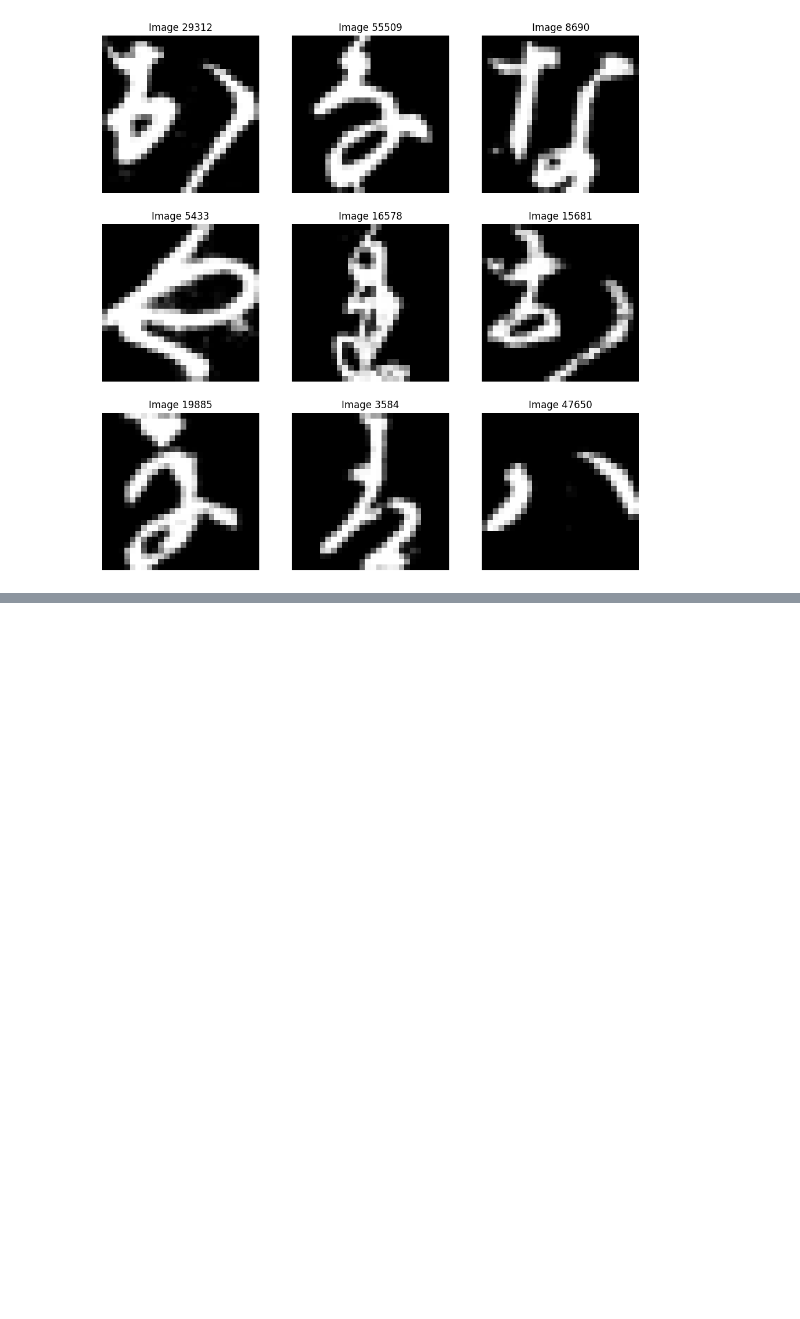
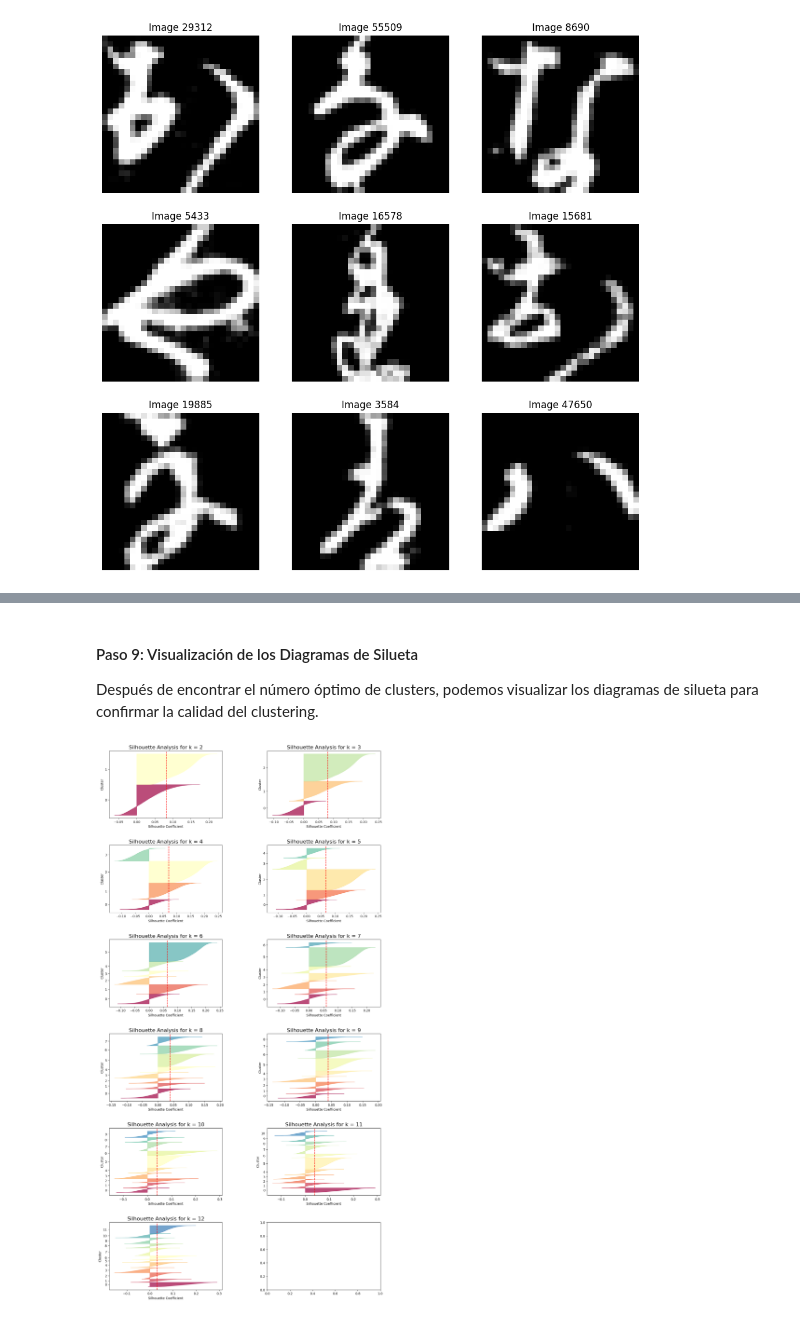
Before and after one commit to MauFGarzofino/SIS420, a Jupyter notebook: Laboratorios/Laboratorio6/chineseMNIST/lab6v1/chiense.ipynb, the cells around one changed output, grey strips where cells are left out. Saved outputs shown, nothing was run; the diff lists cells and outputs as text; code cells hidden in the pictures; blank space fills up the shorter version.

```diff
--- a/Laboratorios/Laboratorio6/chineseMNIST/lab6v1/chiense.ipynb
+++ b/Laboratorios/Laboratorio6/chineseMNIST/lab6v1/chiense.ipynb
@@ -186,0 +241,50 @@ print(f'El número óptimo de clusters es: {optimal_clusters}')
+# %% [markdown]
+#### Paso 9: Visualización de los Diagramas de Silueta
+Después de encontrar el número óptimo de clusters, podemos visualizar los diagramas de silueta para confirmar la calidad del clustering.
+# %%
+## Paso 7: Visualizar los Diagramas de Silueta
+from sklearn.metrics import silhouette_samples, silhouette_score
+
+def plot_silhouette_diagrams(data, range_k):
+    fig, axs = plt.subplots(6, 2, figsize=(15, 30))
+    fig.subplots_adjust(hspace=0.4, wspace=0.4)
+
+    for i, k in enumerate(range_k):
+        ax = axs[i // 2, i % 2]
+        kmeans = KMeans(n_clusters=k, random_state=42)
+        y_pred = kmeans.fit_predict(data)
+        silhouette_coefficients = silhouette_samples(data, y_pred)
+
+        silhouette_avg = silhouette_score(data, y_pred)
+        ticks = []
+        y_lower = 10
+
+        for j in range(k):
+            jth_cluster_silhouette_values = silhouette_coefficients[y_pred == j]
+            jth_cluster_silhouette_values.sort()
+
+            size_cluster_j = jth_cluster_silhouette_values.shape[0]
+            y_upper = y_lower + size_cluster_j
+
+            color = plt.cm.Spectral(j / k)
+            ax.fill_betweenx(np.arange(y_lower, y_upper), 0, jth_cluster_silhouette_values,
+                             facecolor=color, edgecolor=color, alpha=0.7)
+            ticks.append((y_lower + y_upper) / 2)
+            y_lower = y_upper + 10  # 10 for the 0 samples
+
+        ax.axvline(x=silhouette_avg, color="red", linestyle="--")
+        ax.set_yticks(ticks)
+        ax.set_yticklabels(range(k))
+        ax.set_ylabel('Cluster')
+        ax.set_xlabel('Silhouette Coefficient')
+        ax.set_title(f'Silhouette Analysis for k = {k}', fontsize=16)
+
+    plt.show()
+
+# Rango de clusters a analizar
+range_clusters = range(2, 13)
+
+# Llamar a la función para visualizar los diagramas de silueta
+plot_silhouette_diagrams(images_flat, range_clusters)
+# %% [output]
+[figure, added]
```
Also changed, not shown: parts of 47 cells of this notebook, 1 other file.
